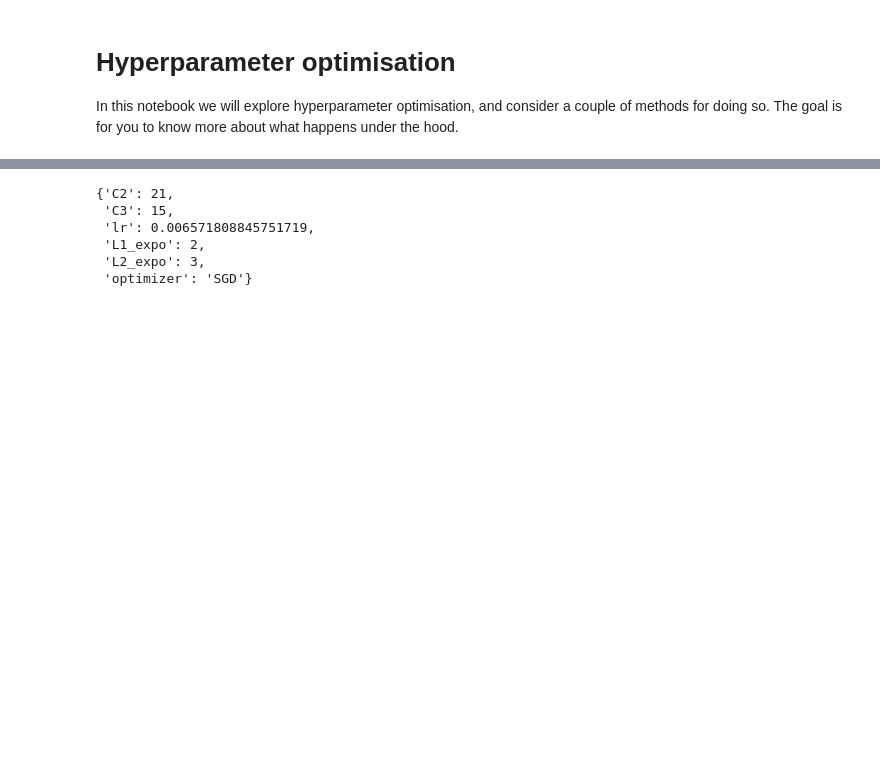
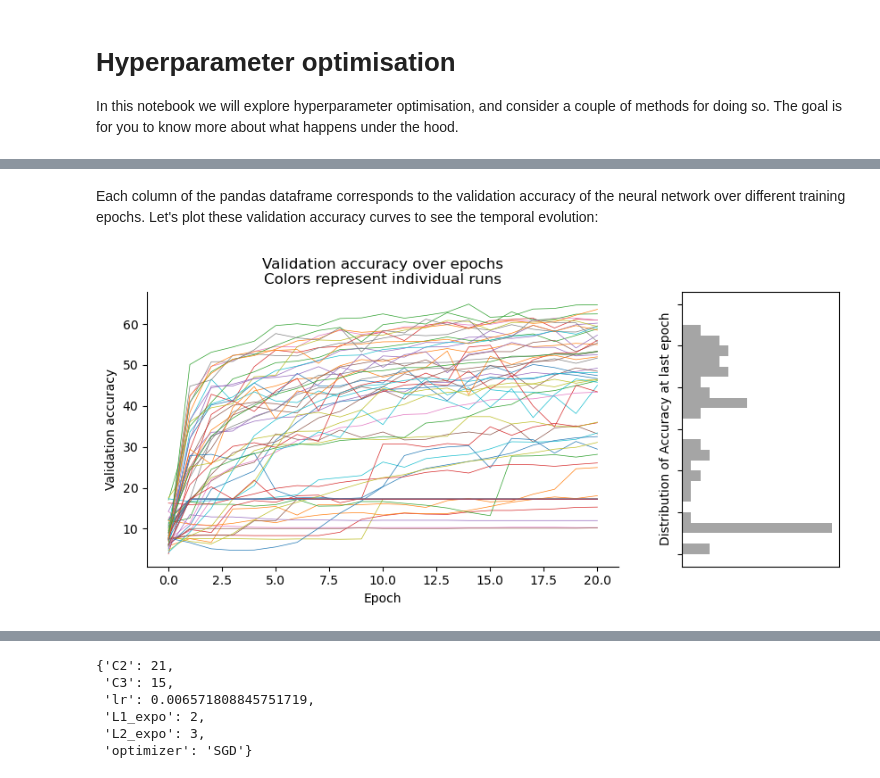
Before and after one commit to rguilcas/BCCR-ML-course, a Jupyter notebook: lecture_exercises/solutions/D4-01_HPO-example.ipynb, the cells around one changed output, grey strips where cells are left out. Cells and saved outputs as stored; diff of their text form; code cells hidden in the pictures; blank space fills up the shorter version.

```diff
--- a/lecture_exercises/solutions/D4-01_HPO-example.ipynb
+++ b/lecture_exercises/solutions/D4-01_HPO-example.ipynb
@@ -43,0 +67,13 @@ max_score_df = score_df.max()
+# %% [markdown]
+Each column of the pandas dataframe corresponds to the validation accuracy of the neural network over different training epochs. Let's plot these validation accuracy curves to see the temporal evolution:
+# %%
+fig, axs = plt.subplots(1,2, figsize=(10,4), width_ratios=[3,1])
+score_df.plot(legend=False, ax=axs[0], linewidth=.5)
+axs[0].set_title('Validation accuracy over epochs\nColors represent individual runs')
+decorate_plot(axs[0], 'Epoch', score_label, legend=False)
+
+axs[1].hist(score_df.iloc[-1,], label='All runs', alpha=0.5, bins=np.arange(10, 71, 2.5), density=True, orientation='horizontal', color='.3')
+axs[1].set_ylabel('Distribution of Accuracy at last epoch')
+axs[1].tick_params(labelleft=False, bottom=False, labelbottom=False)
+# %% [output]
+[figure, added]
```
Also changed, not shown: parts of 5 cells of this notebook, 1 other file.
